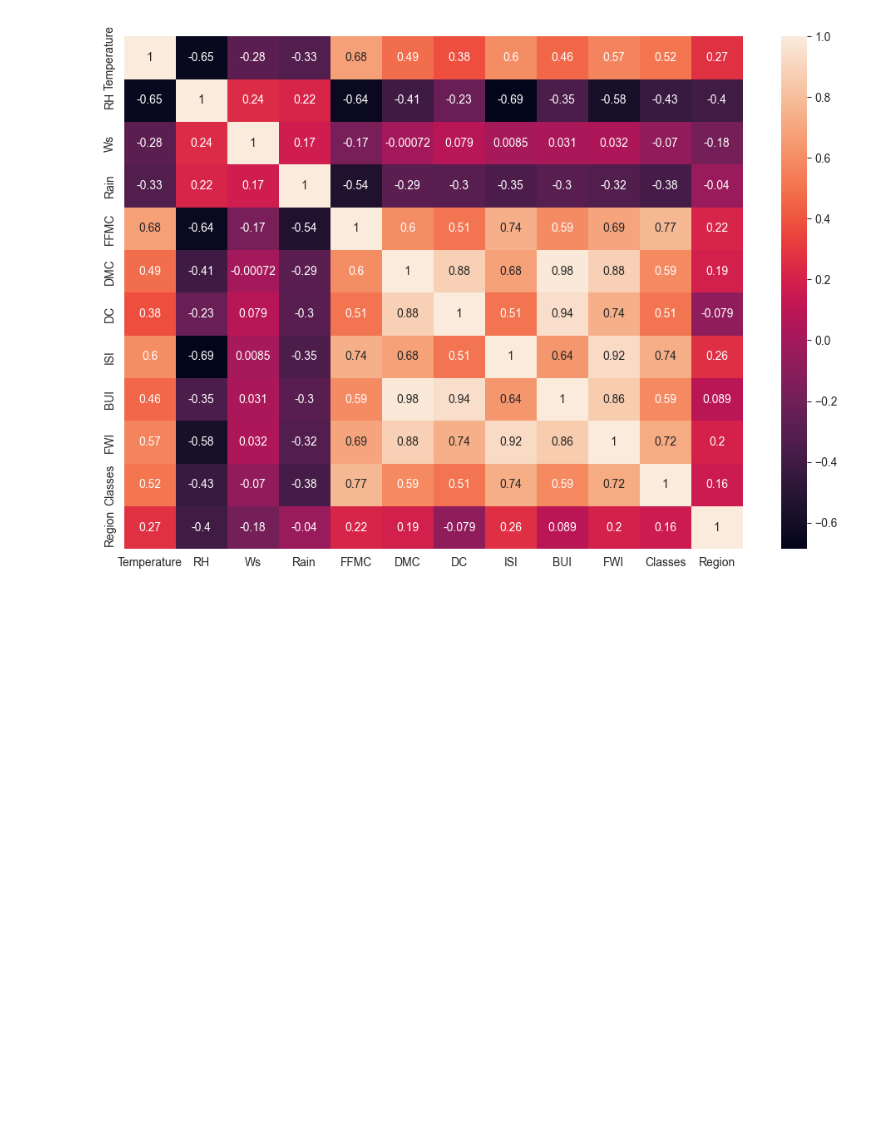
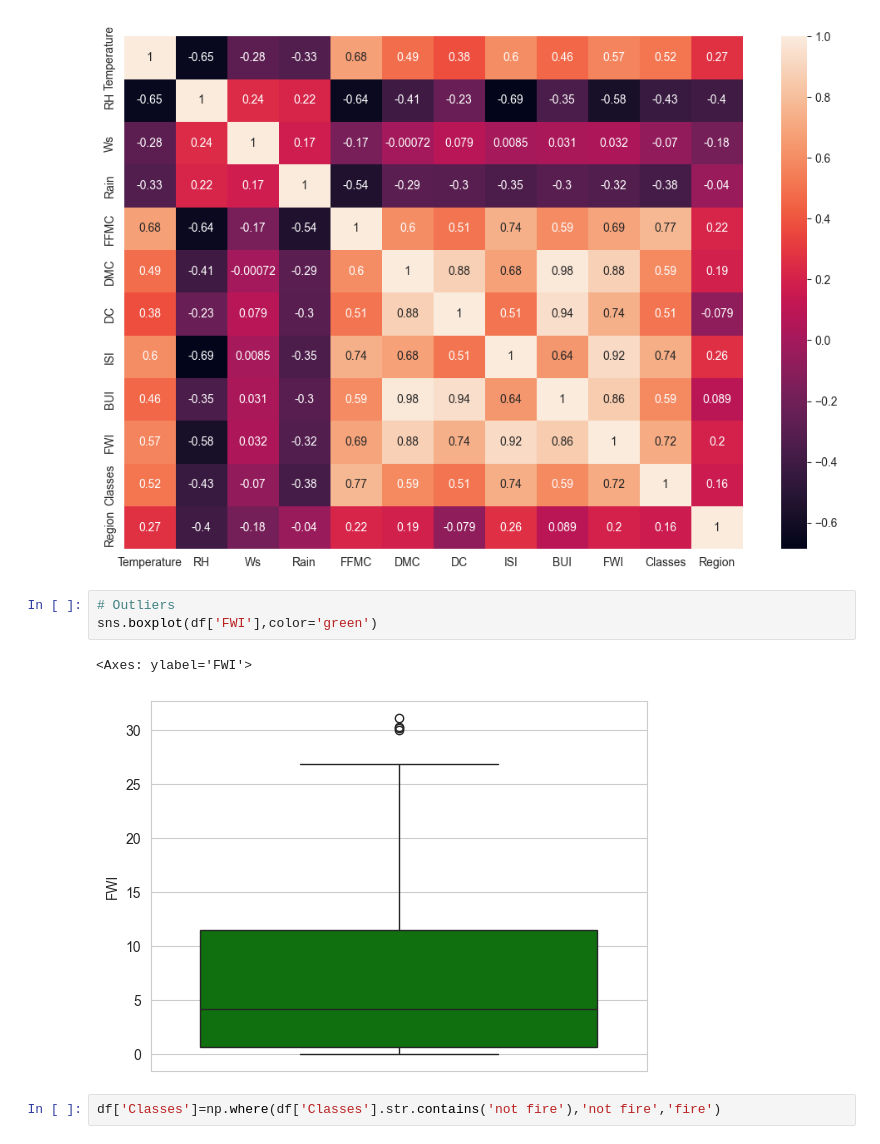
Before and after one commit to dipjyotisarma-dev/algerian-forest-fire-prediction, a Jupyter notebook: notebooks/01-eda-feature-engineering.ipynb, the cells around one changed output. Drawn from its saved outputs; the diff is of its cells as text; blank space fills up the shorter version.

```diff
--- a/notebooks/01-eda-feature-engineering.ipynb
+++ b/notebooks/01-eda-feature-engineering.ipynb
@@ -262,3 +262,11 @@ sns.heatmap(correlation_matrix, annot=True)
 # %% [output]
 <Axes: >
 [figure]
+# %%
+# Outliers
+sns.boxplot(df['FWI'],color='green')
+# %% [output]
+<Axes: ylabel='FWI'>
+[figure, added]
+# %%
+df['Classes']=np.where(df['Classes'].str.contains('not fire'),'not fire','fire')
```
Also changed, not shown: parts of 3 cells of this notebook.
